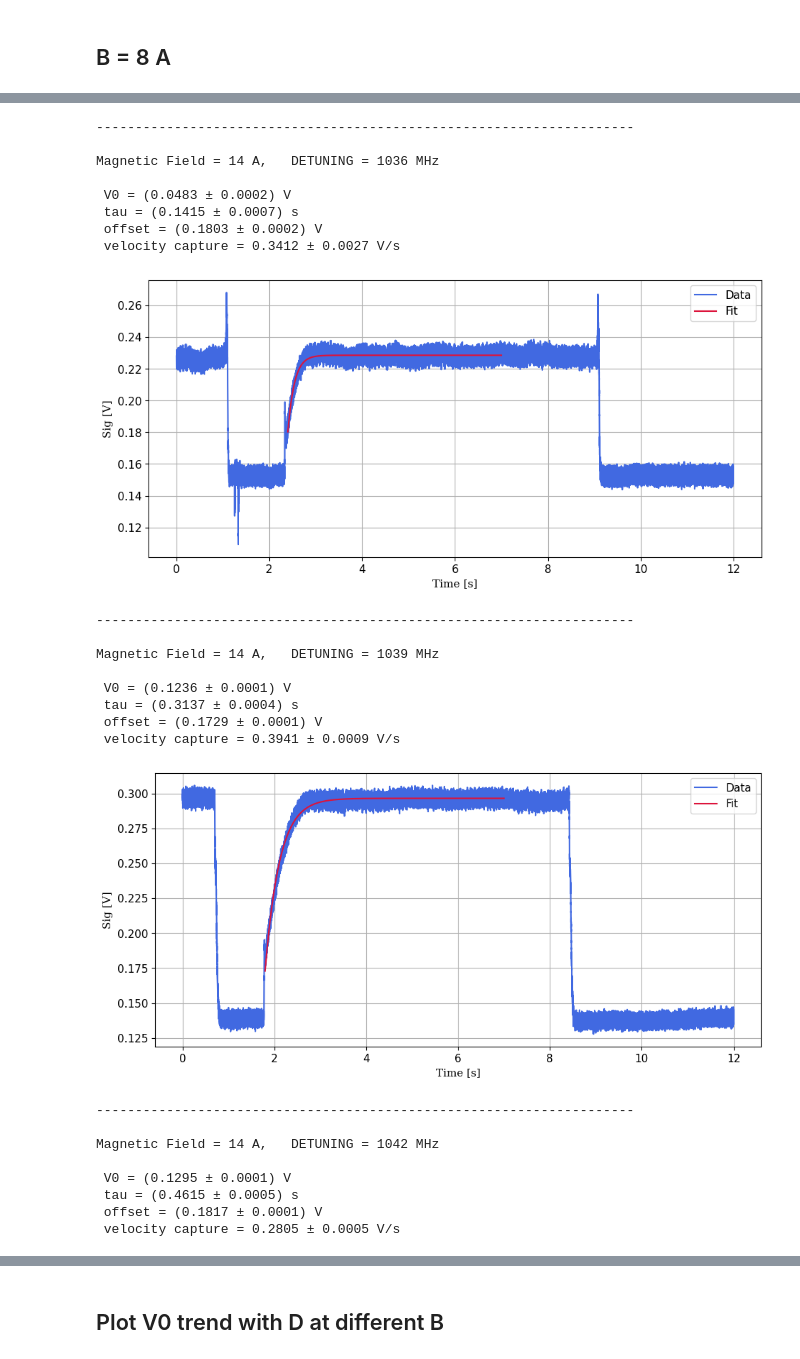
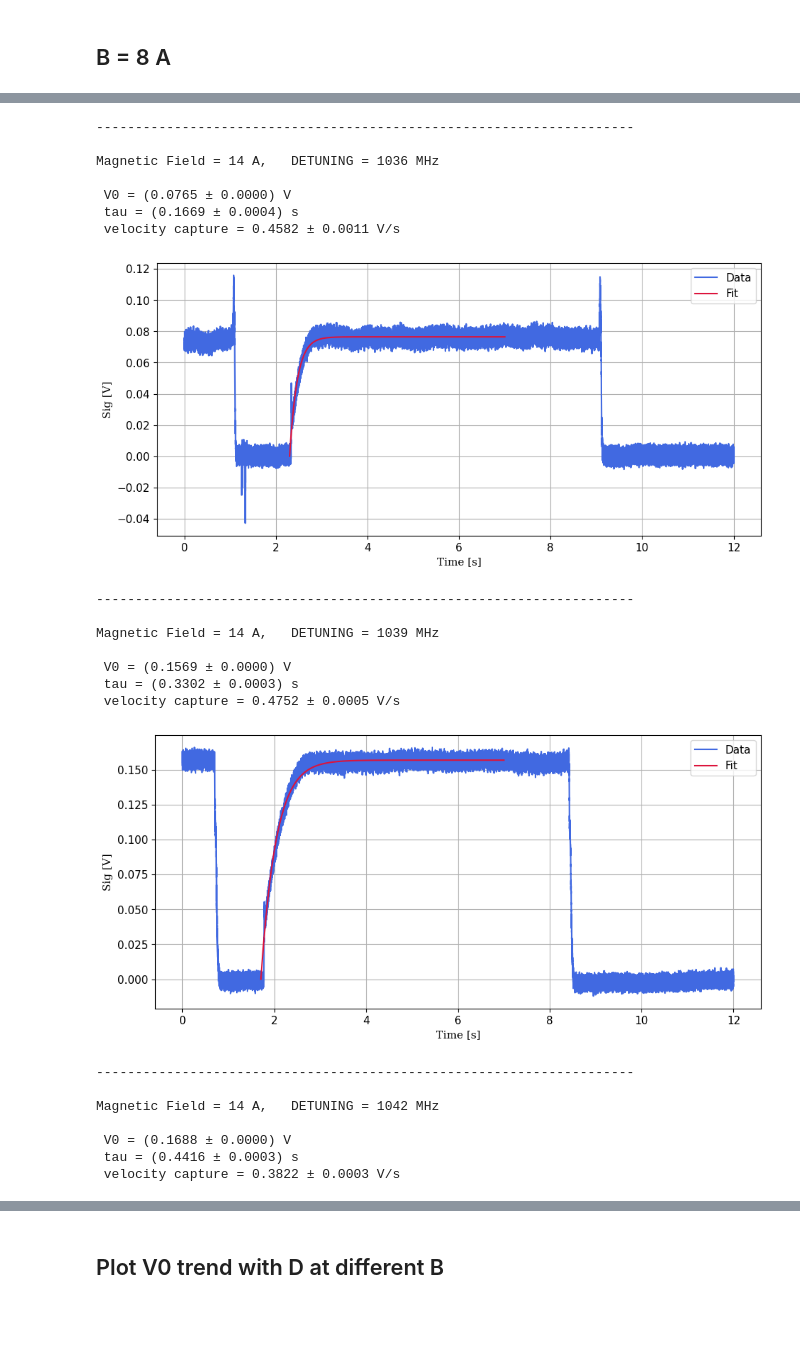
Before and after one commit to Leonardo-Razzai/automatic_measures, a Jupyter notebook: MOT_detuning_oscilloscope/Data/varying_B_and_D/data_analysis.ipynb, the cells around one changed output, grey strips where cells are left out. Saved outputs shown, nothing was run; the diff lists cells and outputs as text; code cells hidden in the pictures; blank space fills up the shorter version.

Commit message:
upgrade analysis mot: no offset as fit param

```diff
--- a/MOT_detuning_oscilloscope/Data/varying_B_and_D/data_analysis.ipynb
+++ b/MOT_detuning_oscilloscope/Data/varying_B_and_D/data_analysis.ipynb
@@ -123,7 +130,6 @@ def fit_data(df, start_time_fit, end_time_fit):
 dict_params = {
   'V0 [V]': [],
   'tau [s]': [],
-  'off [V]': [],
   'Vc [V/s]': []
 }
 # %% [markdown]
@@ -188,23 +189,22 @@ Magnetic Field = 8 A,   DETUNING = 1045 MHz
 # %%
-df_10_1036 = DATASETS[4]
-df_10_1039 = DATASETS[5]
-df_10_1042 = DATASETS[6]
-df_10_1045 = DATASETS[7]
+df_10_1036 = DATA_FOR_FIT[4]
+df_10_1039 = DATA_FOR_FIT[5]
+df_10_1042 = DATA_FOR_FIT[6]
+df_10_1045 = DATA_FOR_FIT[7]
 
 detunings = [1036, 1039, 1042, 1045]
 DATA = [df_10_1036, df_10_1039, df_10_1042, df_10_1045]
-initial_times = [2.6, 3, 1.9, 2.2]
+initial_times = [2.5, 2.9, 1.8, 2.1]
 end_times = [7, 7, 7, 7]
 
 for i in range(4):
   det = detunings[i]
   print('---------------------------------------------------------------------')
   print(f'\nMagnetic Field = 10 A,   DETUNING = {det} MHz')
-  V0, tau, off = fit_data(DATA[i], initial_times[i], end_times[i])
+  V0, tau = fit_data(DATA[i], initial_times[i], end_times[i])
   dict_params['V0 [V]'].append(V0)
   dict_params['tau [s]'].append(tau)
   dict_params['Vc [V/s]'].append(V0/tau)
-  dict_params['off [V]'].append(off)
 # %% [output]
 ---------------------------------------------------------------------
 
@@ -245,23 +241,22 @@ Magnetic Field = 10 A,   DETUNING = 1045 MHz
 # %%
-df_12_1036 = DATASETS[8]
-df_12_1039 = DATASETS[9]
-df_12_1042 = DATASETS[10]
-df_12_1045 = DATASETS[11]
+df_12_1036 = DATA_FOR_FIT[8]
+df_12_1039 = DATA_FOR_FIT[9]
+df_12_1042 = DATA_FOR_FIT[10]
+df_12_1045 = DATA_FOR_FIT[11]
 
 detunings = [1036, 1039, 1042, 1045]
 DATA = [df_12_1036, df_12_1039, df_12_1042, df_12_1045]
-initial_times = [2.6, 1.8, 3.1, 2.4]
+initial_times = [2.5, 1.67, 2.9, 2.2]
 end_times = [7, 7, 7, 7]
 
 for i in range(4):
   det = detunings[i]
   print('---------------------------------------------------------------------')
   print(f'\nMagnetic Field = 12 A,   DETUNING = {det} MHz')
-  V0, tau, off = fit_data(DATA[i], initial_times[i], end_times[i])
+  V0, tau = fit_data(DATA[i], initial_times[i], end_times[i])
   dict_params['V0 [V]'].append(V0)
   dict_params['tau [s]'].append(tau)
   dict_params['Vc [V/s]'].append(V0/tau)
-  dict_params['off [V]'].append(off)
 # %% [output]
 ---------------------------------------------------------------------
 
@@ -302,47 +293,43 @@ Magnetic Field = 12 A,   DETUNING = 1045 MHz
 # %%
-df_14_1036 = DATASETS[12]
-df_14_1039 = DATASETS[13]
-df_14_1042 = DATASETS[14]
-df_14_1045 = DATASETS[15]
+df_14_1036 = DATA_FOR_FIT[12]
+df_14_1039 = DATA_FOR_FIT[13]
+df_14_1042 = DATA_FOR_FIT[14]
+df_14_1045 = DATA_FOR_FIT[15]
 
 detunings = [1036, 1039, 1042, 1045]
 DATA = [df_14_1036, df_14_1039, df_14_1042, df_14_1045]
-initial_times = [2.4, 1.8, 1.9, 2.2]
+initial_times = [2.3, 1.71, 1.8, 2.0]
 end_times = [7, 7, 7, 7]
 
 for i in range(4):
   det = detunings[i]
   print('---------------------------------------------------------------------')
   print(f'\nMagnetic Field = 14 A,   DETUNING = {det} MHz')
-  V0, tau, off = fit_data(DATA[i], initial_times[i], end_times[i])
+  V0, tau = fit_data(DATA[i], initial_times[i], end_times[i])
   dict_params['V0 [V]'].append(V0)
   dict_params['tau [s]'].append(tau)
   dict_params['Vc [V/s]'].append(V0/tau)
-  dict_params['off [V]'].append(off)
 # %% [output]
 ---------------------------------------------------------------------
 
 Magnetic Field = 14 A,   DETUNING = 1036 MHz
 
- V0 = (0.0483 ± 0.0002) V
- tau = (0.1415 ± 0.0007) s
- offset = (0.1803 ± 0.0002) V
- velocity capture = 0.3412 ± 0.0027 V/s
+ V0 = (0.0765 ± 0.0000) V
+ tau = (0.1669 ± 0.0004) s
+ velocity capture = 0.4582 ± 0.0011 V/s
-[figure, old version]
+[figure, new version]
 ---------------------------------------------------------------------
 
 Magnetic Field = 14 A,   DETUNING = 1039 MHz
 
- V0 = (0.1236 ± 0.0001) V
- tau = (0.3137 ± 0.0004) s
- offset = (0.1729 ± 0.0001) V
- velocity capture = 0.3941 ± 0.0009 V/s
+ V0 = (0.1569 ± 0.0000) V
+ tau = (0.3302 ± 0.0003) s
+ velocity capture = 0.4752 ± 0.0005 V/s
-[figure, old version]
+[figure, new version]
 ---------------------------------------------------------------------
 
 Magnetic Field = 14 A,   DETUNING = 1042 MHz
 
- V0 = (0.1295 ± 0.0001) V
- tau = (0.4615 ± 0.0005) s
- offset = (0.1817 ± 0.0001) V
- velocity capture = 0.2805 ± 0.0005 V/s
+ V0 = (0.1688 ± 0.0000) V
+ tau = (0.4416 ± 0.0003) s
+ velocity capture = 0.3822 ± 0.0003 V/s
```
Also changed, not shown: parts of 12 cells of this notebook.
